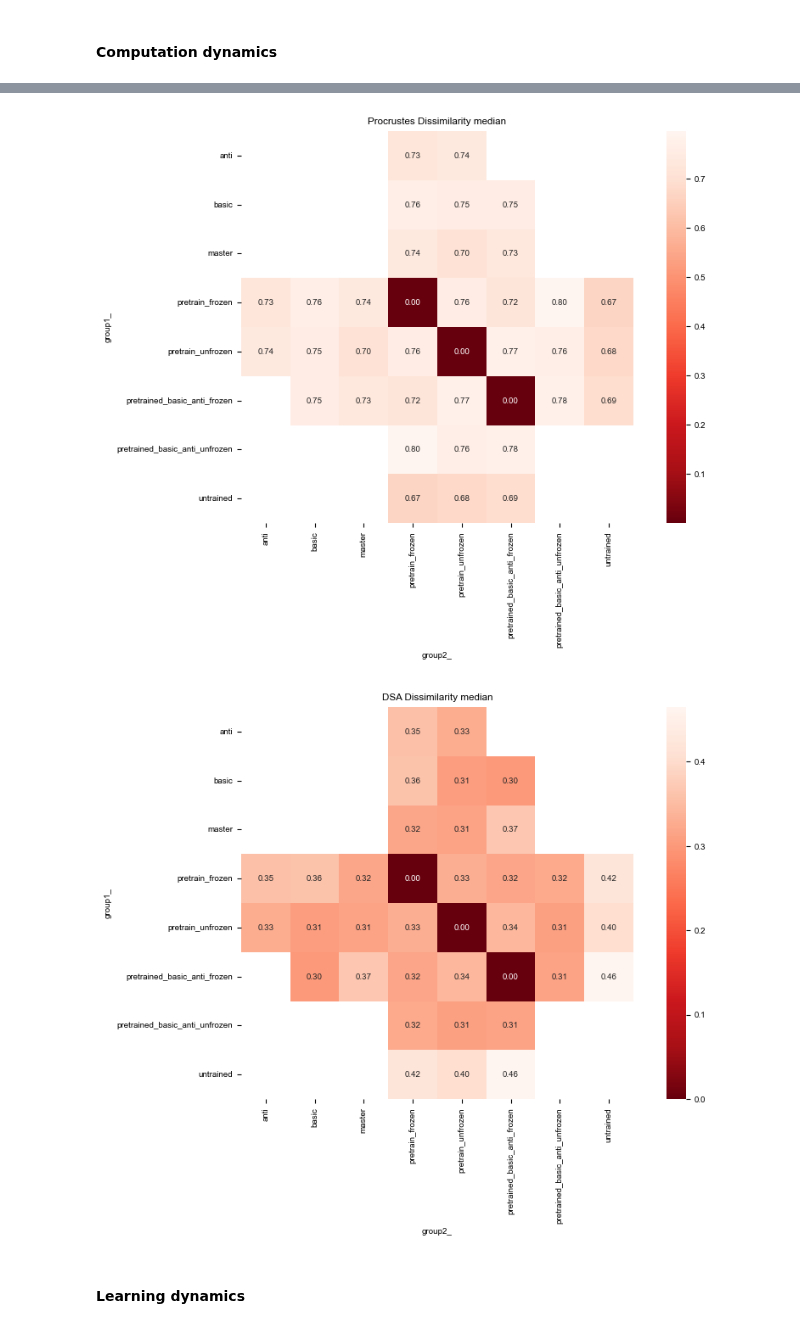
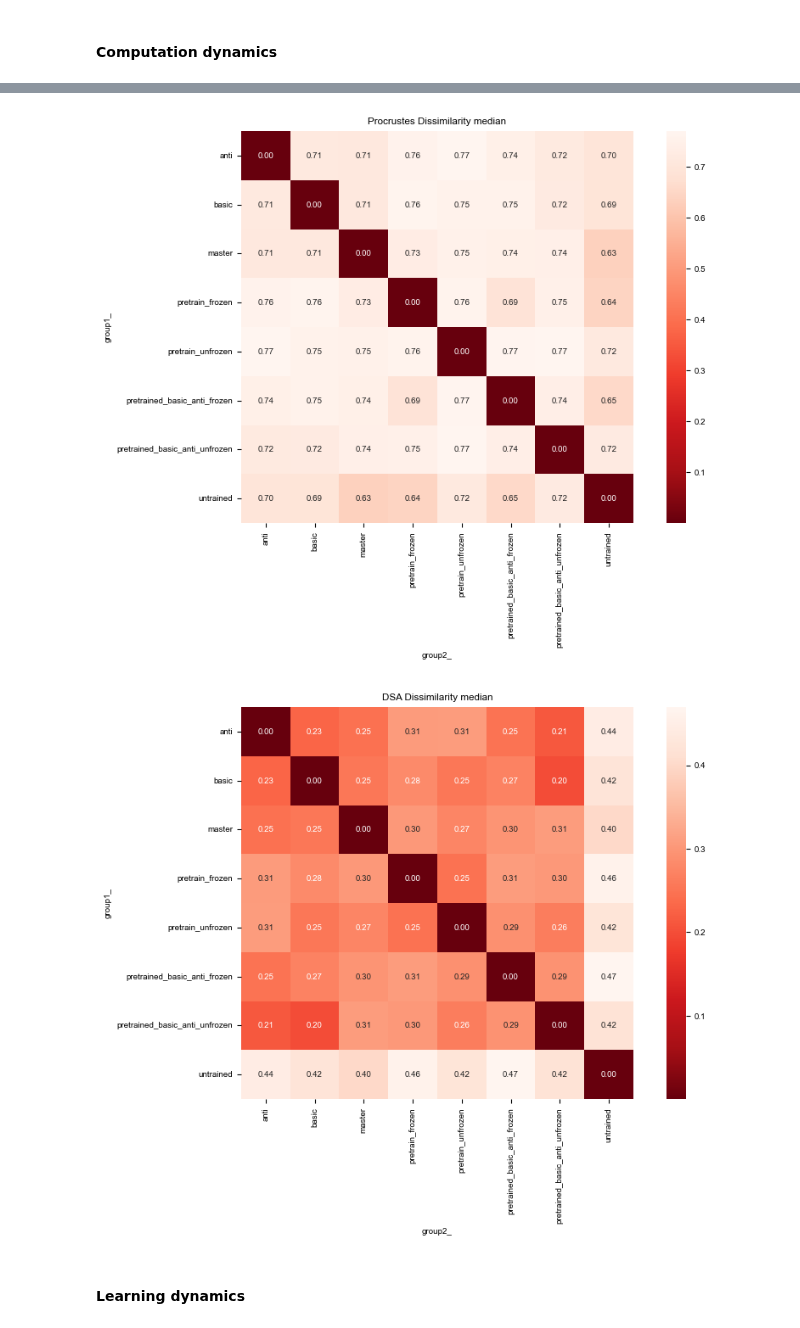
Before and after one commit to qglht/RepAL, a Jupyter notebook: notebooks/analysis_rnn.ipynb, the cells around one changed output, grey strips where cells are left out. Drawn from its saved outputs; the diff is of its cells as text; code cells hidden in the pictures.

```diff
--- a/notebooks/analysis_rnn.ipynb
+++ b/notebooks/analysis_rnn.ipynb
@@ -129,0 +132,25 @@ data
+# %%
+# Define groups and threshold
+groups_to_check = [
+    "master",
+    "basic",
+    "anti",
+    "delay",
+    "pretrain_unfrozen",
+    "pretrained_basic_anti_unfrozen",
+]
+accuracy_threshold = 0.9
+
+# Filter the DataFrame
+data = data[
+    ~(
+        (
+            (data["group1"].isin(groups_to_check))
+            & (data["accuracy_group1"] < accuracy_threshold)
+        )
+        | (
+            (data["group2"].isin(groups_to_check))
+            & (data["accuracy_group2"] < accuracy_threshold)
+        )
+    )
+]
@@ -143,7 +186,7 @@ data = pd.concat([data, df_swapped], ignore_index=True)
 
 data_models_averaged = (
     data.groupby(["group1", "group2"])[["cka", "procrustes", "dsa"]]
-    .agg(["median", "std"])
+    .agg(["mean", "std"])
     .reset_index()
 )
 
@@ -177,7 +216,7 @@ data_models_averaged
 mean_df = data_models_averaged.pivot(
     index="group1_",
     columns="group2_",
-    values=["cka_median", "procrustes_median", "dsa_median"],
+    values=["cka_mean", "procrustes_mean", "dsa_mean"],
 )
 std_df = data_models_averaged.pivot(
     index="group1_", columns="group2_", values=["cka_std", "procrustes_std", "dsa_std"]
@@ -199,9 +238,9 @@ def plot_heatmap(data, title, cmap="Reds_r"):
 
 
 # Plot mean heatmaps with single color
-plot_heatmap(mean_df["cka_median"], "CKA Dissimilarity median", cmap="Reds_r")
+plot_heatmap(mean_df["cka_mean"], "CKA Dissimilarity median", cmap="Reds_r")
 plot_heatmap(
-    mean_df["procrustes_median"], "Procrustes Dissimilarity median", cmap="Reds_r"
+    mean_df["procrustes_mean"], "Procrustes Dissimilarity median", cmap="Reds_r"
 )
-plot_heatmap(mean_df["dsa_median"], "DSA Dissimilarity median", cmap="Reds_r")
+plot_heatmap(mean_df["dsa_mean"], "DSA Dissimilarity median", cmap="Reds_r")
 # %% [output]
@@ -209,5 +248,5 @@ plot_heatmap(mean_df["dsa_median"], "DSA Dissimilarity median", cmap="Reds_r")
-[figure, old version]
+[figure, new version]
-[figure, old version]
+[figure, new version]
 # %% [markdown]
 #### Learning dynamics
 # %% [markdown]
```
Also changed, not shown: parts of 5 cells of this notebook, 6 other files.
